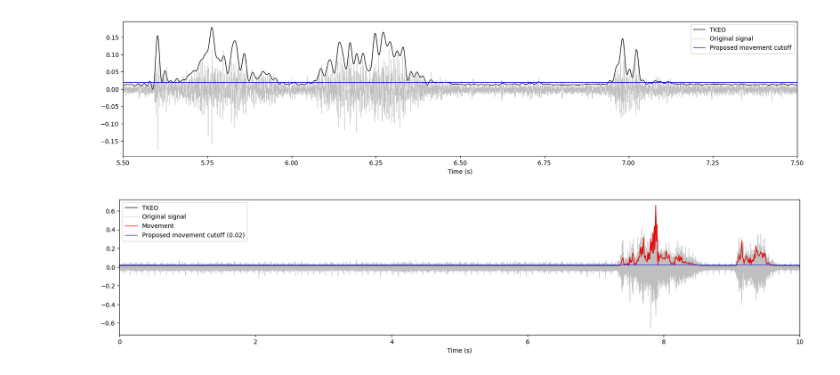
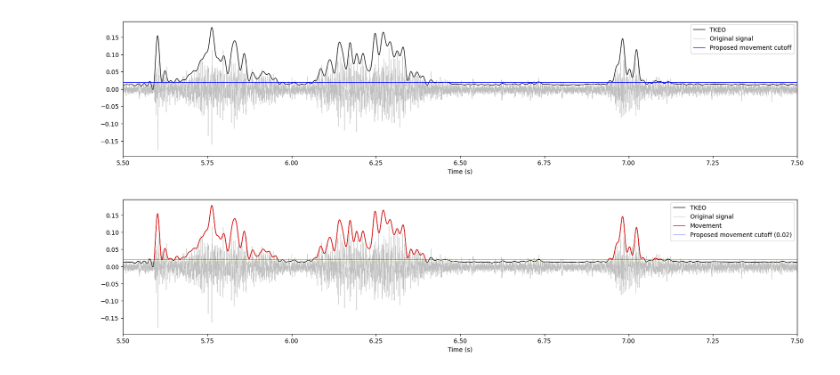
Before and after one commit to kerseviciute/spontaneous-movement, a Jupyter notebook: emg.ipynb, the cells around one changed output. Saved outputs shown, nothing was run; the diff lists cells and outputs as text; code cells hidden in the pictures.

Commit message:
Extract events in all channels and visualize.

```diff
--- a/emg.ipynb
+++ b/emg.ipynb
@@ -245,38 +246,38 @@ def extract_events(signal, sampling_rate, threshold = 0.02, min_event_length = 0
 
     return movement_data[ movement_data[ 'Length' ] >= min_points ]
 # %%
-channel_i = 11
+channel_i = 1
 
 tke_signal = tke.get_data(picks = [ channel_i ])[ 0 ]
 tke_time = tke.times
 
 move_events = extract_events(tke_signal, sampling_rate = sfreq, threshold = 0.02, min_event_length = 0.015)
 
 signal = raw.get_data(picks = [ channel_i ])[ 0 ]
 
 tke_range = np.max(np.abs(tke_signal))
 normalized_signal = normalize(-tke_range, tke_range, signal)
 signal_time = raw.times
 
 plt.figure(figsize = (20, 4))
 plt.plot(tke_time, tke_signal, linewidth = 1, color = 'black', label = 'TKEO')
 plt.plot(signal_time, normalized_signal, linewidth = 0.5, color = 'gray', alpha = 0.5, label = 'Original signal')
 
 has_label = False
 for index, row in move_events.iterrows():
     start = row['EventStart']
     end = row['EventEnd']
 
     if has_label:
         plt.plot(tke_time[ start:end ], tke_signal[ start:end ], linewidth = 1, color = 'red')
     else:
         has_label = True
         plt.plot(tke_time[ start:end ], tke_signal[ start:end ], linewidth = 1, color = 'red', label = 'Movement')
 
-plt.xlim(0, 10)
+plt.xlim(5.5, 7.5)
 plt.xlabel('Time (s)')
 plt.axhline(y = 0.02, color = 'blue', linestyle = '-', linewidth = 0.75, label = 'Proposed movement cutoff (0.02)')
 plt.legend()
 plt.show()
 # %% [output]
-[figure, old version]
+[figure, new version]
```
Also changed, not shown: parts of 2 cells of this notebook.
